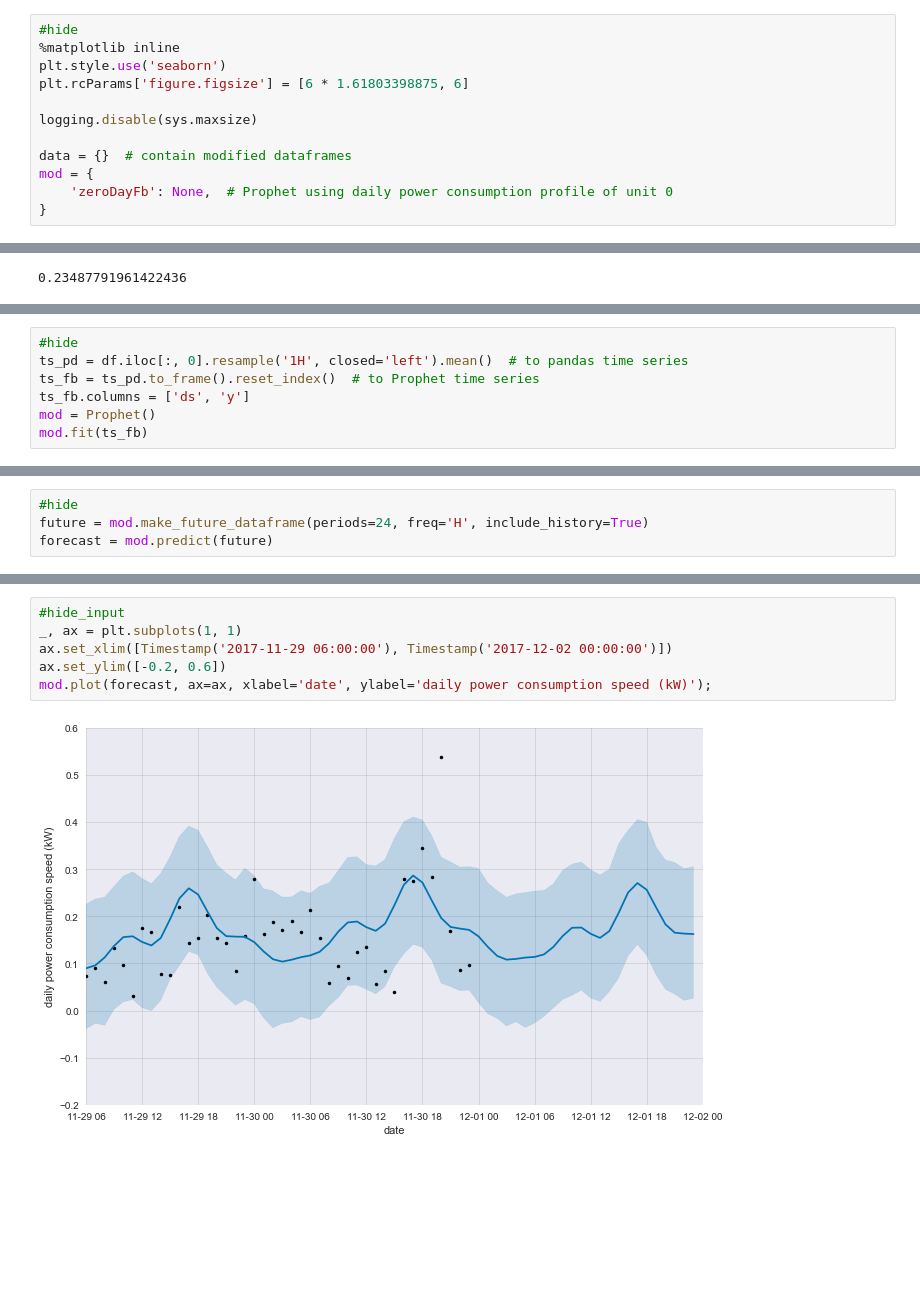
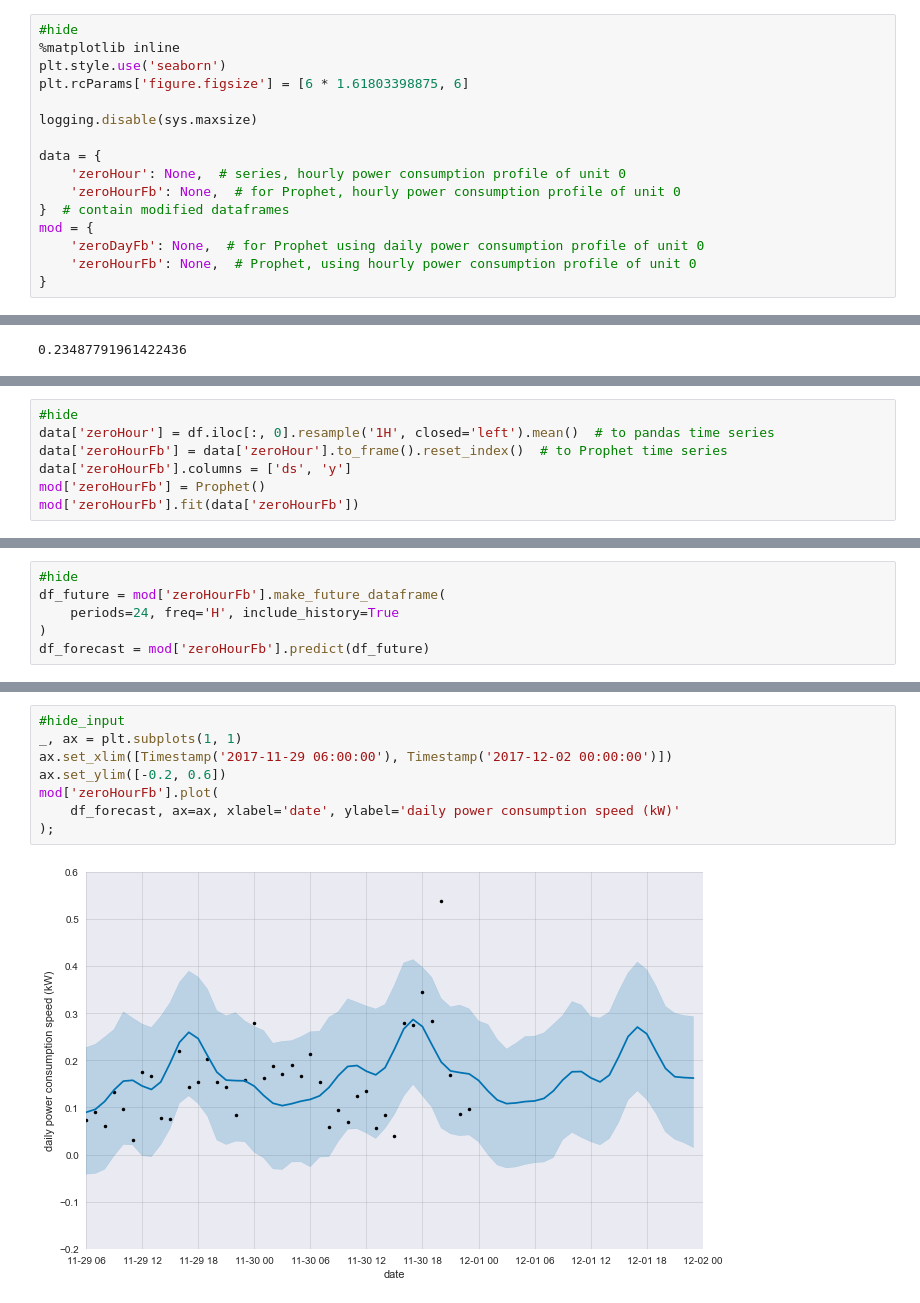
Before and after one commit to edxu96/elec_consumption, a Jupyter notebook: 01_forecast.ipynb, the cells around one changed output, grey strips where cells are left out. Drawn from its saved outputs; the diff is of its cells as text; blank space fills up the shorter version.

```diff
--- a/01_forecast.ipynb
+++ b/01_forecast.ipynb
@@ -24,9 +26,13 @@ plt.rcParams['figure.figsize'] = [6 * 1.61803398875, 6]
 
 logging.disable(sys.maxsize)
 
-data = {}  # contain modified dataframes
+data = {
+    'zeroHour': None,  # series, hourly power consumption profile of unit 0
+    'zeroHourFb': None,  # for Prophet, hourly power consumption profile of unit 0
+}  # contain modified dataframes
 mod = {
-    'zeroDayFb': None,  # Prophet using daily power consumption profile of unit 0
+    'zeroDayFb': None,  # for Prophet using daily power consumption profile of unit 0
+    'zeroHourFb': None,  # Prophet, using hourly power consumption profile of unit 0
 }
 # %% [markdown]
 # Forecast
@@ -234,8 +222,8 @@ res = pd.concat(frames)
 # %%
 #hide
-ts_pd = df.iloc[:, 0].resample('1H', closed='left').mean()  # to pandas time series
-ts_fb = ts_pd.to_frame().reset_index()  # to Prophet time series
-ts_fb.columns = ['ds', 'y']
-mod = Prophet()
-mod.fit(ts_fb)
+data['zeroHour'] = df.iloc[:, 0].resample('1H', closed='left').mean()  # to pandas time series
+data['zeroHourFb'] = data['zeroHour'].to_frame().reset_index()  # to Prophet time series
+data['zeroHourFb'].columns = ['ds', 'y']
+mod['zeroHourFb'] = Prophet()
+mod['zeroHourFb'].fit(data['zeroHourFb'])
 # %% [output]
@@ -244,5 +231,7 @@ INFO:fbprophet:Disabling yearly seasonality. Run prophet with yearly_seasonality
 # %%
 #hide
-future = mod.make_future_dataframe(periods=24, freq='H', include_history=True)
-forecast = mod.predict(future)
+df_future = mod['zeroHourFb'].make_future_dataframe(
+    periods=24, freq='H', include_history=True
+)
+df_forecast = mod['zeroHourFb'].predict(df_future)
 # %% [markdown]
@@ -261,8 +254,10 @@ Line plot for forecasts and confidence interval of future 24 hours.
 # %%
 #hide_input
 _, ax = plt.subplots(1, 1)
 ax.set_xlim([Timestamp('2017-11-29 06:00:00'), Timestamp('2017-12-02 00:00:00')])
 ax.set_ylim([-0.2, 0.6])
-mod.plot(forecast, ax=ax, xlabel='date', ylabel='daily power consumption speed (kW)');
+mod['zeroHourFb'].plot(
+    df_forecast, ax=ax, xlabel='date', ylabel='daily power consumption speed (kW)'
+);
 # %% [output]
-[figure, old version]
+[figure, new version]
```
Also changed, not shown: parts of 12 cells of this notebook, 5 other files.
